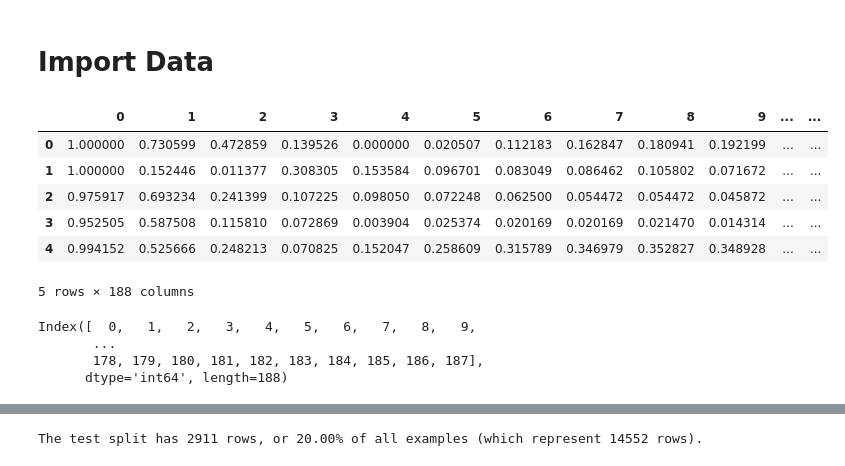
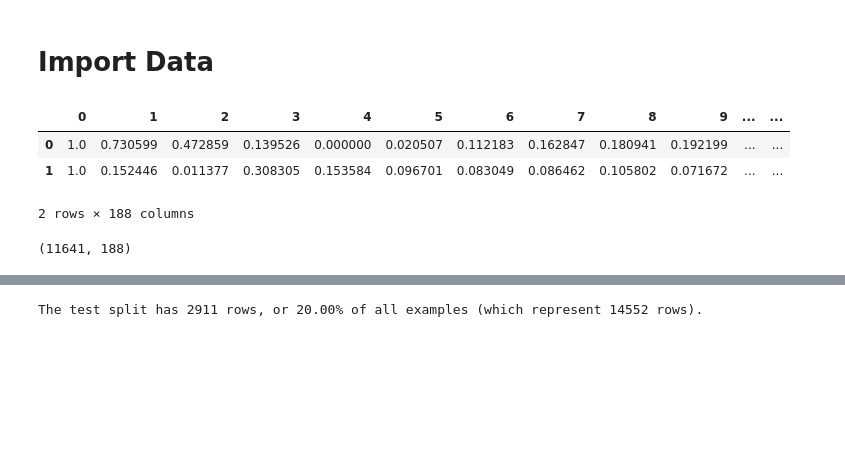
Before and after one commit to juliepinole/proj2, a Jupyter notebook: task_1/Task_1_explo.ipynb, the cells around one changed output, grey strips where cells are left out. Cells and saved outputs as stored; diff of their text form; code cells hidden in the pictures; blank space fills up the shorter version.

```diff
--- a/task_1/Task_1_explo.ipynb
+++ b/task_1/Task_1_explo.ipynb
@@ -87,19 +78,13 @@ base = NotebookParams()
 df_heart_test = pd.read_csv('../data_proj2/ptbdb_test.csv', header=None)
 df_heart_train = pd.read_csv('../data_proj2/ptbdb_train.csv', header=None)
 # %%
-df_heart_train.head(5)
+df_heart_train.head(2)
 # %% [output]
 |  | 0 | 1 | 2 | 3 | 4 | 5 | 6 | 7 | 8 | 9 | ... | ... |
-| 0 | 1.000000 | 0.730599 | 0.472859 | 0.139526 | 0.000000 | 0.020507 | 0.112183 | 0.162847 | 0.180941 | 0.192199 | ... | ... |
-| 1 | 1.000000 | 0.152446 | 0.011377 | 0.308305 | 0.153584 | 0.096701 | 0.083049 | 0.086462 | 0.105802 | 0.071672 | ... | ... |
-| 2 | 0.975917 | 0.693234 | 0.241399 | 0.107225 | 0.098050 | 0.072248 | 0.062500 | 0.054472 | 0.054472 | 0.045872 | ... | ... |
-| 3 | 0.952505 | 0.587508 | 0.115810 | 0.072869 | 0.003904 | 0.025374 | 0.020169 | 0.020169 | 0.021470 | 0.014314 | ... | ... |
-| 4 | 0.994152 | 0.525666 | 0.248213 | 0.070825 | 0.152047 | 0.258609 | 0.315789 | 0.346979 | 0.352827 | 0.348928 | ... | ... |
+| 0 | 1.0 | 0.730599 | 0.472859 | 0.139526 | 0.000000 | 0.020507 | 0.112183 | 0.162847 | 0.180941 | 0.192199 | ... | ... |
+| 1 | 1.0 | 0.152446 | 0.011377 | 0.308305 | 0.153584 | 0.096701 | 0.083049 | 0.086462 | 0.105802 | 0.071672 | ... | ... |
-5 rows × 188 columns
+2 rows × 188 columns
 # %%
-df_heart_train.columns
+df_heart_train.shape
 # %% [output]
-Index([  0,   1,   2,   3,   4,   5,   6,   7,   8,   9,
-       ...
-       178, 179, 180, 181, 182, 183, 184, 185, 186, 187],
-      dtype='int64', length=188)
+(11641, 188)
```
Also changed, not shown: parts of 14 cells of this notebook, 27 other files.
